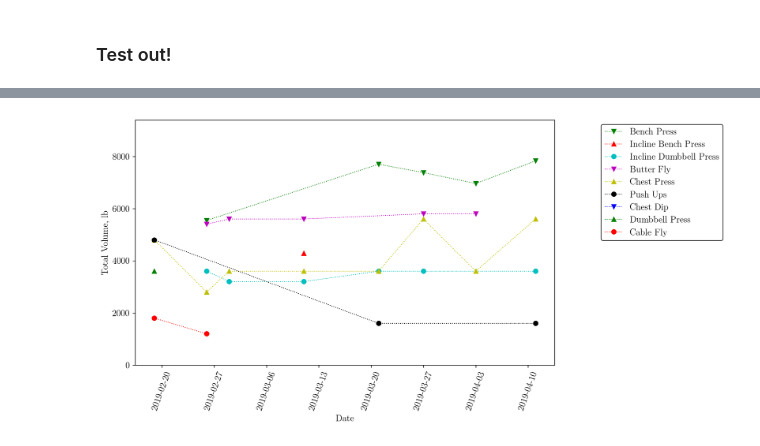
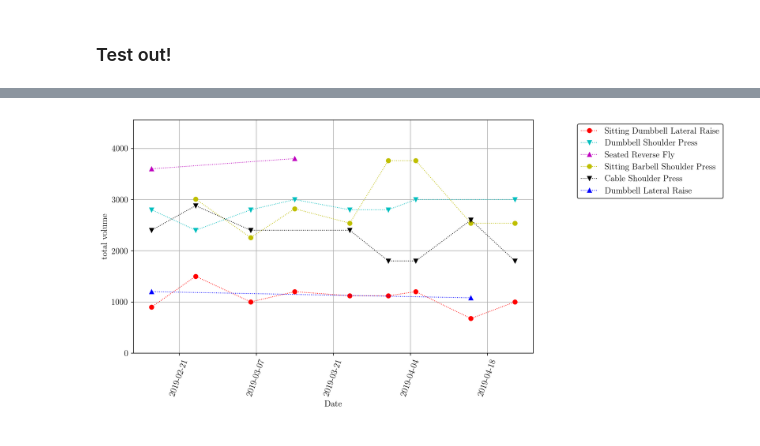
Before and after one commit to HanSunUCLA/My_Workout, a Jupyter notebook: my_workout.ipynb, the cells around one changed output, grey strips where cells are left out. Saved outputs shown, nothing was run; the diff lists cells and outputs as text; code cells hidden in the pictures.

```diff
--- a/my_workout.ipynb
+++ b/my_workout.ipynb
@@ -104,4 +126,4 @@ my_workout.visualize_general( ['Back', 'Shoulder', 'Arm', 'Chest'] )
-# %%
-my_workout.visualize_part( 'Chest' )
-# %% [output]
-[figure, removed]
+# %%
+my_workout.plot_muscle_group( 'Shoulder', 'total volume' )
+# %% [output]
+[figure, added]
```
Also changed, not shown: parts of 5 cells of this notebook, 1 other file.
